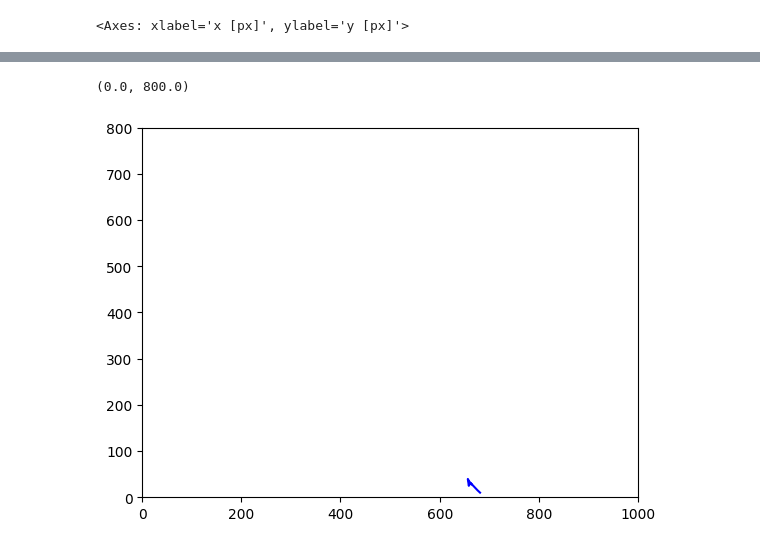
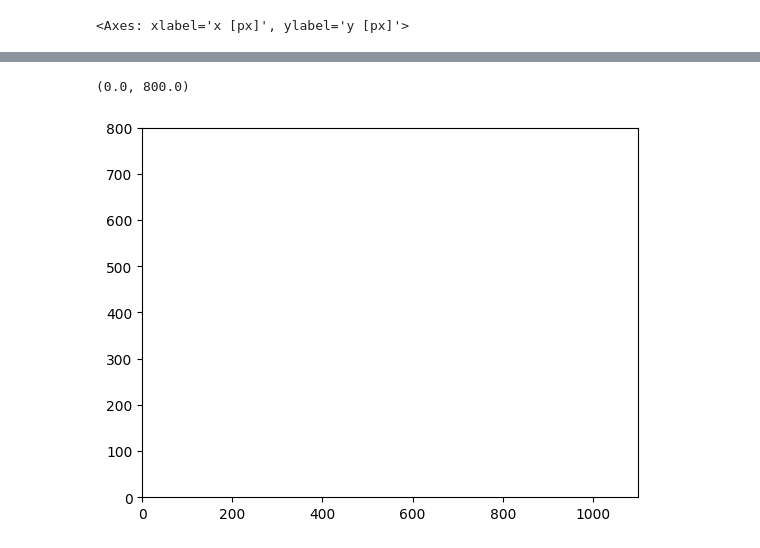
Before and after one commit to viviantao1/mtb-group, a Jupyter notebook: living-dead/classifier/classify.ipynb, the cells around one changed output, grey strips where cells are left out. Saved outputs shown, nothing was run; the diff lists cells and outputs as text; code cells hidden in the pictures.

```diff
--- a/living-dead/classifier/classify.ipynb
+++ b/living-dead/classifier/classify.ipynb
@@ -238,13 +238,13 @@ tp.plot_traj(orig_df, label=True)
 <Axes: xlabel='x [px]', ylabel='y [px]'>
 # %%
 # plot a single trajectory of a living particle in original orientation with a specific particle number NUM
-NUM = 0
+NUM = 548
 plt.plot(orig_df[orig_df['particle']==NUM]['x'], orig_df[orig_df['particle']==NUM]['y'], '-b', label="living")
-plt.xlim(0,1000)
+plt.xlim(0,1100)
 plt.ylim(0,800)
 # %% [output]
 (0.0, 800.0)
-[figure, old version]
+[figure, new version]
 # %%
 # shows the feature importances of the classifier model
 feature_importances = model.feature_importances_
```
Also changed, not shown: parts of 2 cells of this notebook, 2 other files.
